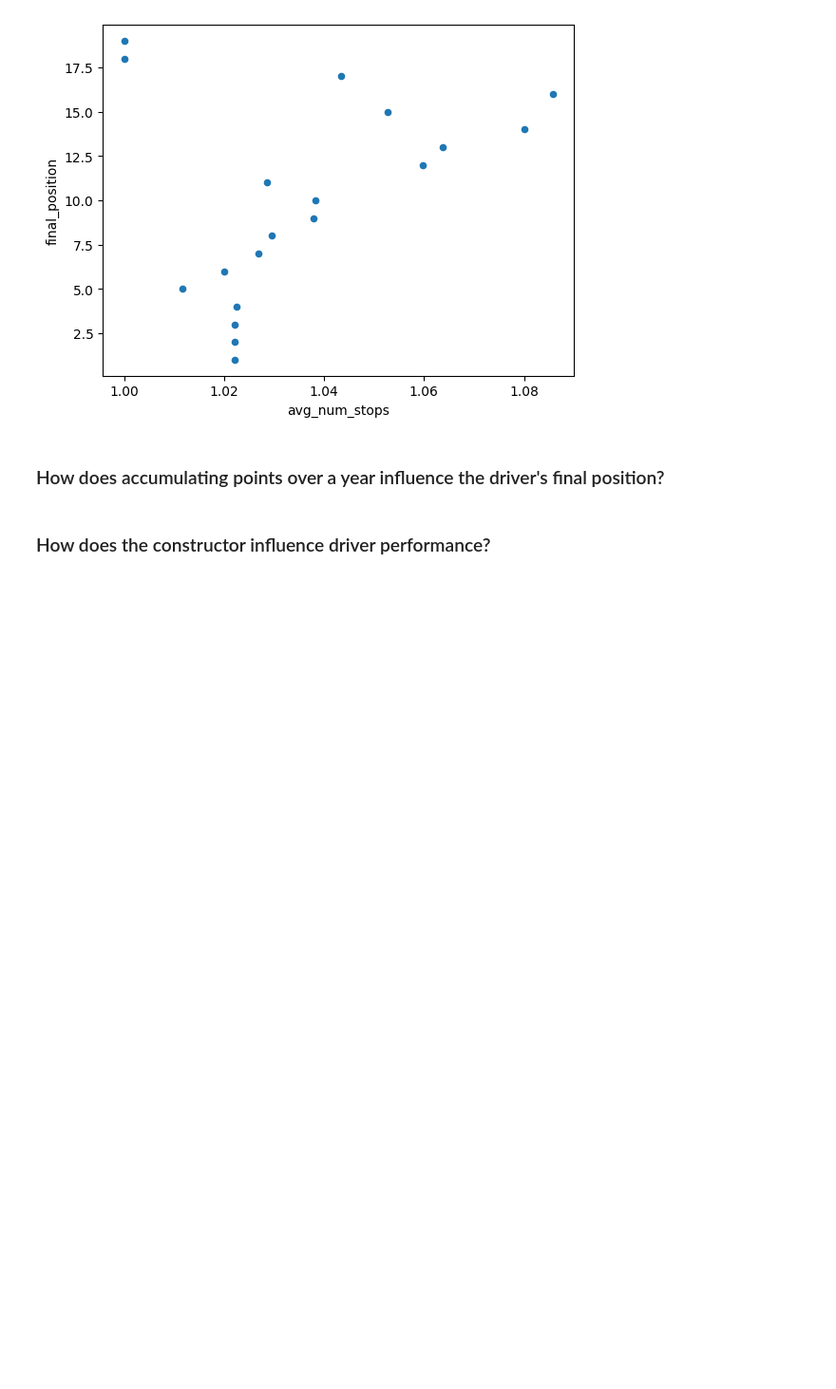
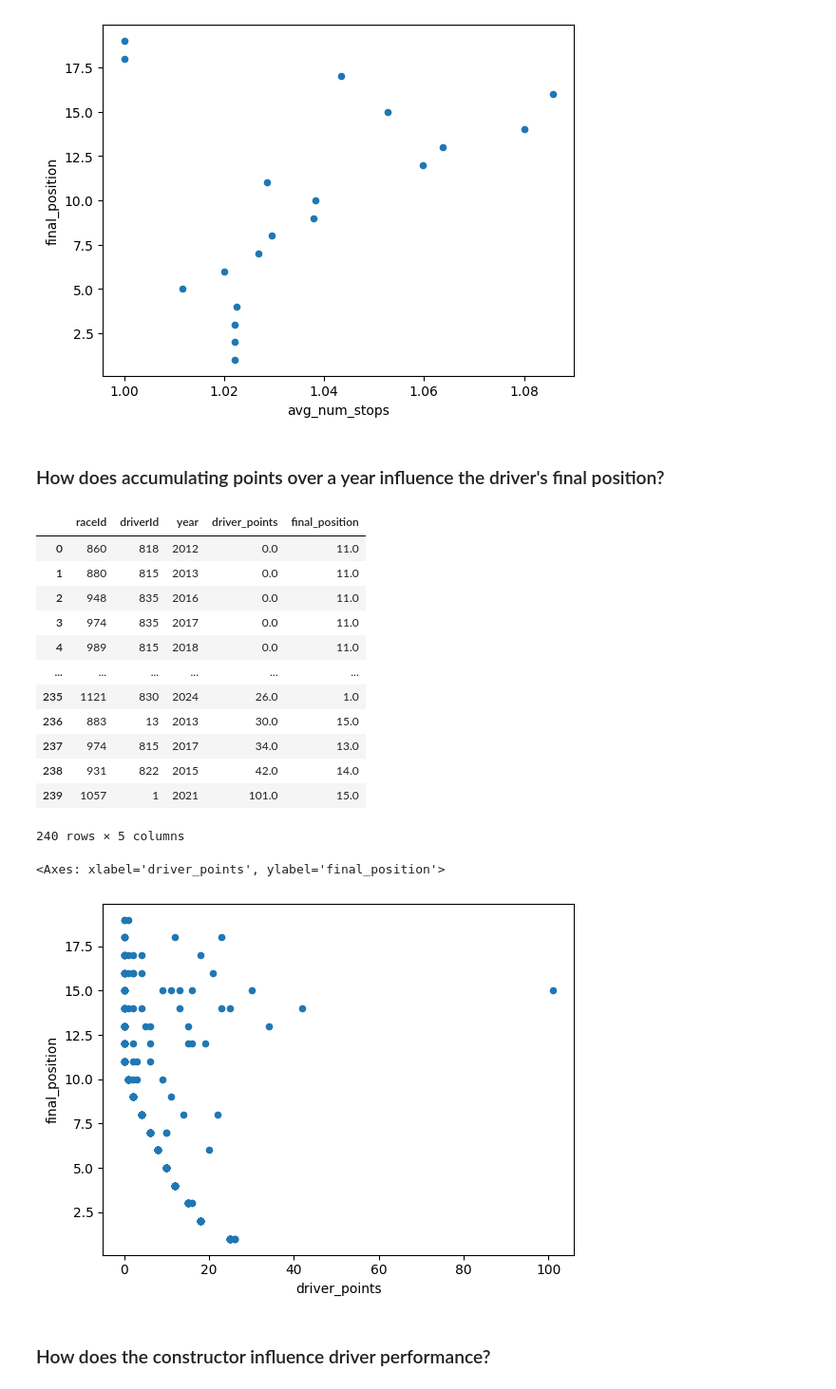
Before and after one commit to jennydang61/Driver-Performance-Prediction, a Jupyter notebook: formula1.ipynb, the cells around one changed output. Shown at 95% size. Cells and saved outputs as stored; diff of their text form; code cells hidden in the pictures; blank space fills up the shorter version.

```diff
--- a/formula1.ipynb
+++ b/formula1.ipynb
@@ -618,6 +587,40 @@ num_stop_influence.plot(kind='scatter', x='avg_num_stops', y='final_position')
 [figure]
 # %% [markdown]
 ### How does accumulating points over a year influence the driver's final position?
+# %%
+points_influence = pd.read_sql_query(
+    """
+    SELECT
+        raceId,
+        driverId,
+        year,
+        driver_points,
+        final_position
+    FROM
+        formula_one
+    GROUP BY
+        final_position, year
+    ORDER BY
+        driver_points
+    """, conn)
+display(points_influence)
+points_influence.plot(kind='scatter', x='driver_points', y='final_position')
+# %% [output]
+|  | raceId | driverId | year | driver_points | final_position |
+| 0 | 860 | 818 | 2012 | 0.0 | 11.0 |
+| 1 | 880 | 815 | 2013 | 0.0 | 11.0 |
+| 2 | 948 | 835 | 2016 | 0.0 | 11.0 |
+| 3 | 974 | 835 | 2017 | 0.0 | 11.0 |
+| 4 | 989 | 815 | 2018 | 0.0 | 11.0 |
+| ... | ... | ... | ... | ... | ... |
+| 235 | 1121 | 830 | 2024 | 26.0 | 1.0 |
+| 236 | 883 | 13 | 2013 | 30.0 | 15.0 |
+| 237 | 974 | 815 | 2017 | 34.0 | 13.0 |
+| 238 | 931 | 822 | 2015 | 42.0 | 14.0 |
+| 239 | 1057 | 1 | 2021 | 101.0 | 15.0 |
+240 rows × 5 columns
+<Axes: xlabel='driver_points', ylabel='final_position'>
+[figure, added]
 # %% [markdown]
 ### How does the constructor influence driver performance?
 # %%
```
Also changed, not shown: parts of 4 cells of this notebook, 1 other file.
